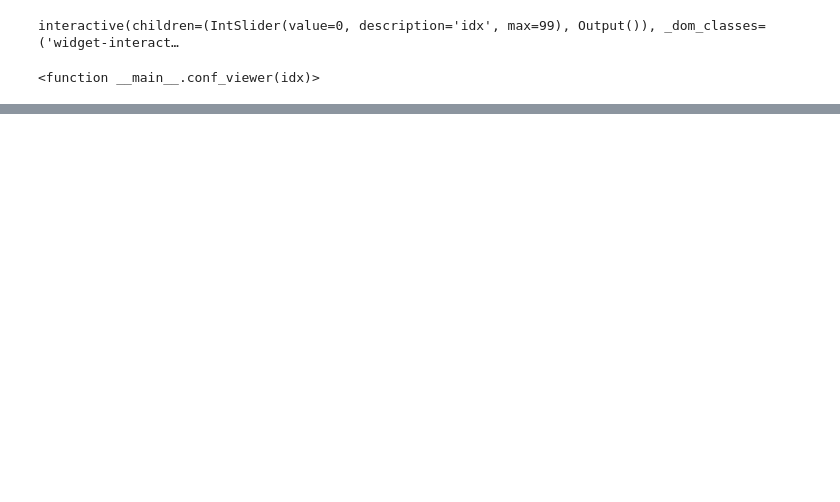
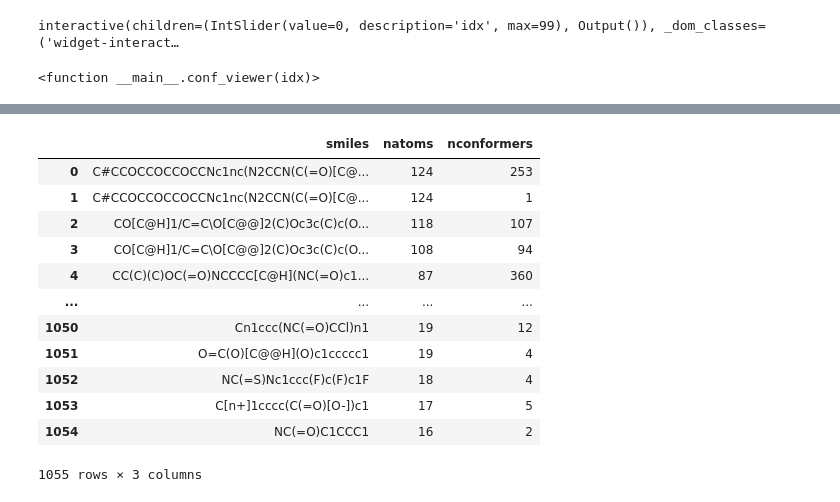
Before and after one commit to pfizer-opensource/e3moldiffusion, a Jupyter notebook: geom/evaluation_coords.ipynb, the cells around one changed output, grey strips where cells are left out. Cells and saved outputs as stored; diff of their text form; code cells hidden in the pictures; blank space fills up the shorter version.

```diff
--- a/geom/evaluation_coords.ipynb
+++ b/geom/evaluation_coords.ipynb
@@ -404,0 +411,2 @@ for data in tqdm(loader, total=len(loader)):
+# %%
+unique_smiles_dict = {}
@@ -404,0 +492,16 @@ for data in tqdm(loader, total=len(loader)):
+# %%
+testdataframe_stats
+# %% [output]
+|  | smiles | natoms | nconformers |
+| 0 | C#CCOCCOCCOCCNc1nc(N2CCN(C(=O)[C@... | 124 | 253 |
+| 1 | C#CCOCCOCCOCCNc1nc(N2CCN(C(=O)[C@... | 124 | 1 |
+| 2 | CO[C@H]1/C=C\O[C@@]2(C)Oc3c(C)c(O... | 118 | 107 |
+| 3 | CO[C@H]1/C=C\O[C@@]2(C)Oc3c(C)c(O... | 108 | 94 |
+| 4 | CC(C)(C)OC(=O)NCCCC[C@H](NC(=O)c1... | 87 | 360 |
+| ... | ... | ... | ... |
+| 1050 | Cn1ccc(NC(=O)CCl)n1 | 19 | 12 |
+| 1051 | O=C(O)[C@@H](O)c1ccccc1 | 19 | 4 |
+| 1052 | NC(=S)Nc1ccc(F)c(F)c1F | 18 | 4 |
+| 1053 | C[n+]1cccc(C(=O)[O-])c1 | 17 | 5 |
+| 1054 | NC(=O)C1CCC1 | 16 | 2 |
+1055 rows × 3 columns
```
Also changed, not shown: parts of 84 cells of this notebook, 1 other file.
